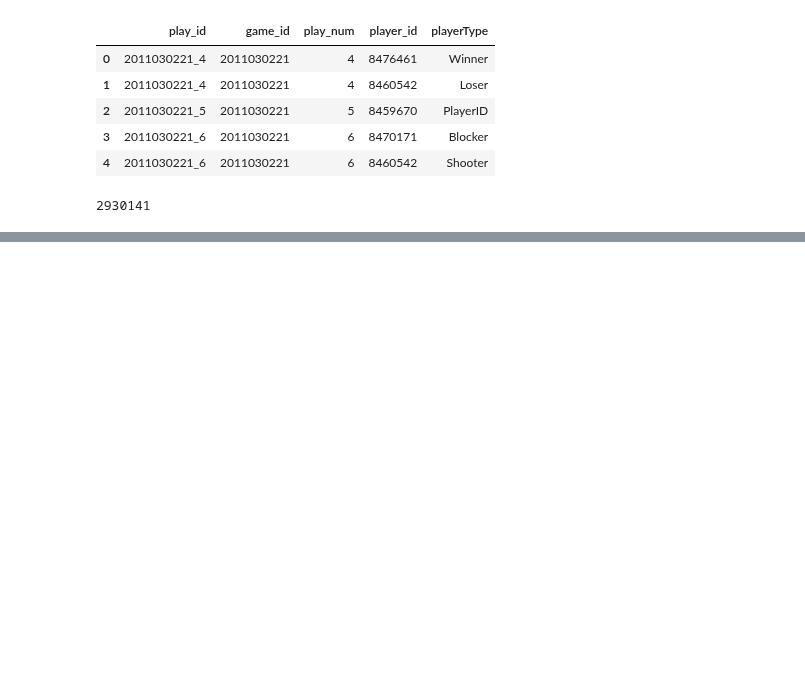
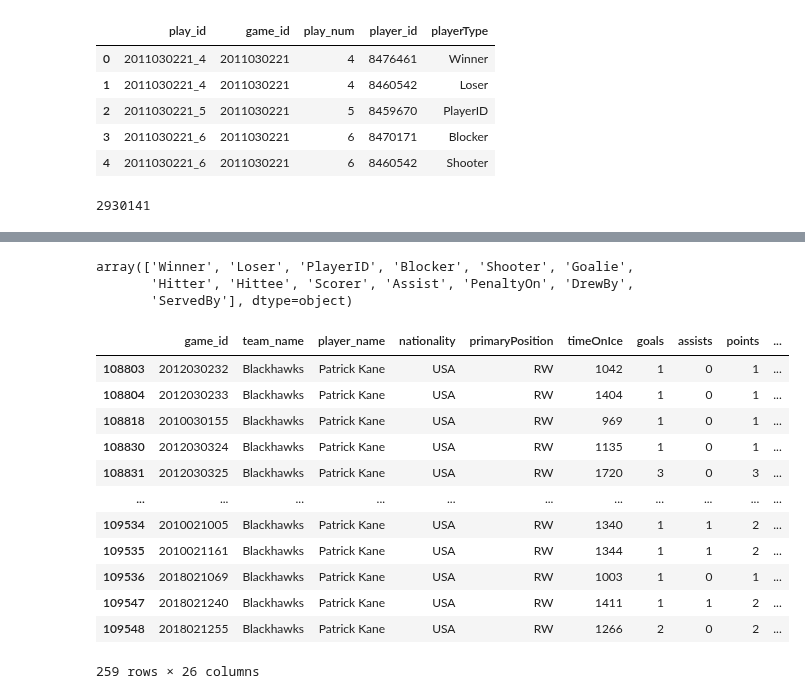
Before and after one commit to DanOakStats/NHL, a Jupyter notebook: data_cleaning.ipynb, the cells around one changed output, grey strips where cells are left out. Drawn from its saved outputs; the diff is of its cells as text; code cells hidden in the pictures; blank space fills up the shorter version.

```diff
--- a/data_cleaning.ipynb
+++ b/data_cleaning.ipynb
@@ -493,0 +662,22 @@ plt.tight_layout()
+# %%
+game_plays_player['playerType'].unique()
+# %% [output]
+array(['Winner', 'Loser', 'PlayerID', 'Blocker', 'Shooter', 'Goalie',
+       'Hitter', 'Hittee', 'Scorer', 'Assist', 'PenaltyOn', 'DrewBy',
+       'ServedBy'], dtype=object)
+# %%
+patrick_kane_goals
+# %% [output]
+|  | game_id | team_name | player_name | nationality | primaryPosition | timeOnIce | goals | assists | points | ... |
+| 108803 | 2012030232 | Blackhawks | Patrick Kane | USA | RW | 1042 | 1 | 0 | 1 | ... |
+| 108804 | 2012030233 | Blackhawks | Patrick Kane | USA | RW | 1404 | 1 | 0 | 1 | ... |
+| 108818 | 2010030155 | Blackhawks | Patrick Kane | USA | RW | 969 | 1 | 0 | 1 | ... |
+| 108830 | 2012030324 | Blackhawks | Patrick Kane | USA | RW | 1135 | 1 | 0 | 1 | ... |
+| 108831 | 2012030325 | Blackhawks | Patrick Kane | USA | RW | 1720 | 3 | 0 | 3 | ... |
+| ... | ... | ... | ... | ... | ... | ... | ... | ... | ... | ... |
+| 109534 | 2010021005 | Blackhawks | Patrick Kane | USA | RW | 1340 | 1 | 1 | 2 | ... |
+| 109535 | 2010021161 | Blackhawks | Patrick Kane | USA | RW | 1344 | 1 | 1 | 2 | ... |
+| 109536 | 2018021069 | Blackhawks | Patrick Kane | USA | RW | 1003 | 1 | 0 | 1 | ... |
+| 109547 | 2018021240 | Blackhawks | Patrick Kane | USA | RW | 1411 | 1 | 1 | 2 | ... |
+| 109548 | 2018021255 | Blackhawks | Patrick Kane | USA | RW | 1266 | 2 | 0 | 2 | ... |
+259 rows × 26 columns
```
Also changed, not shown: parts of 30 cells of this notebook.
